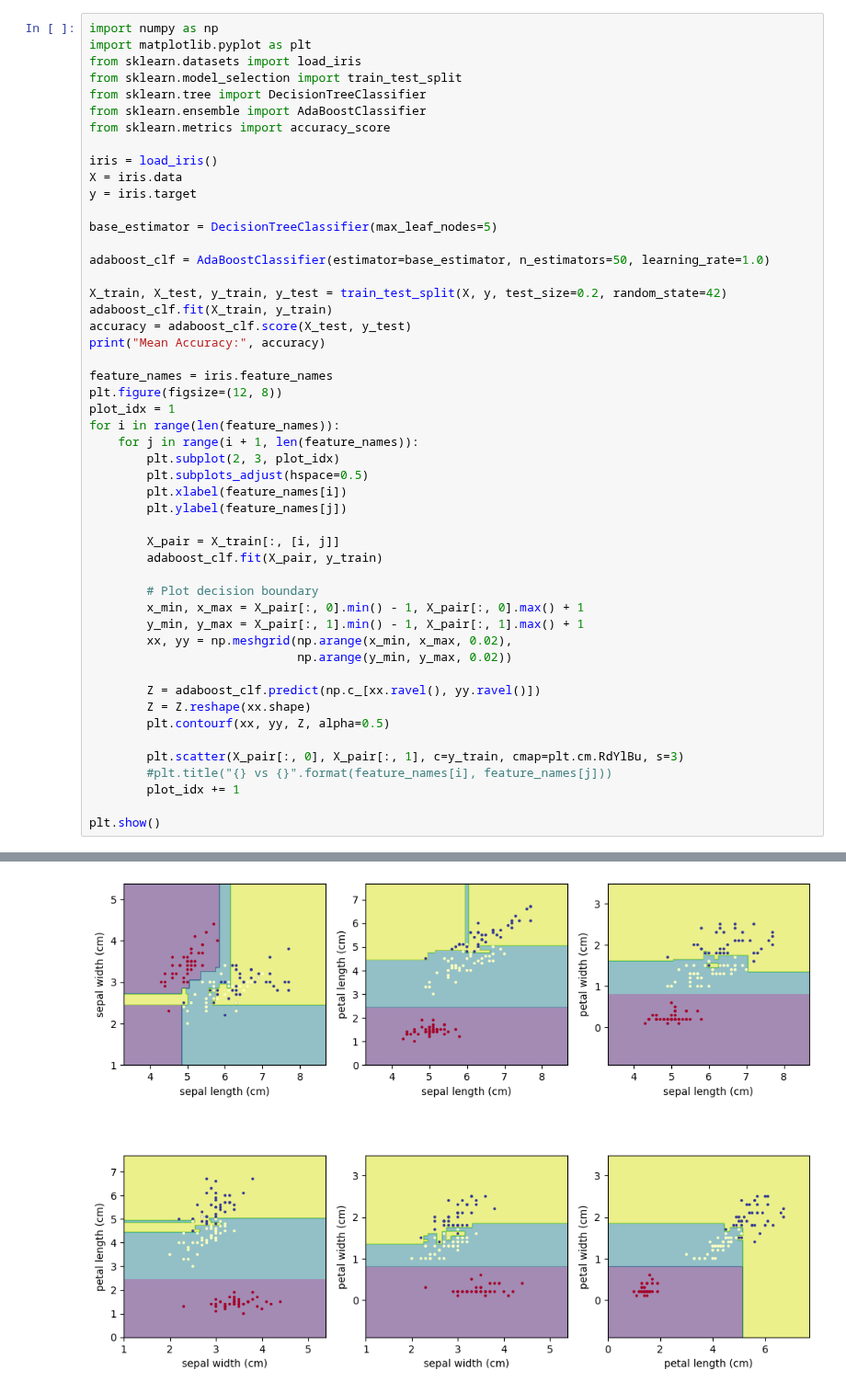
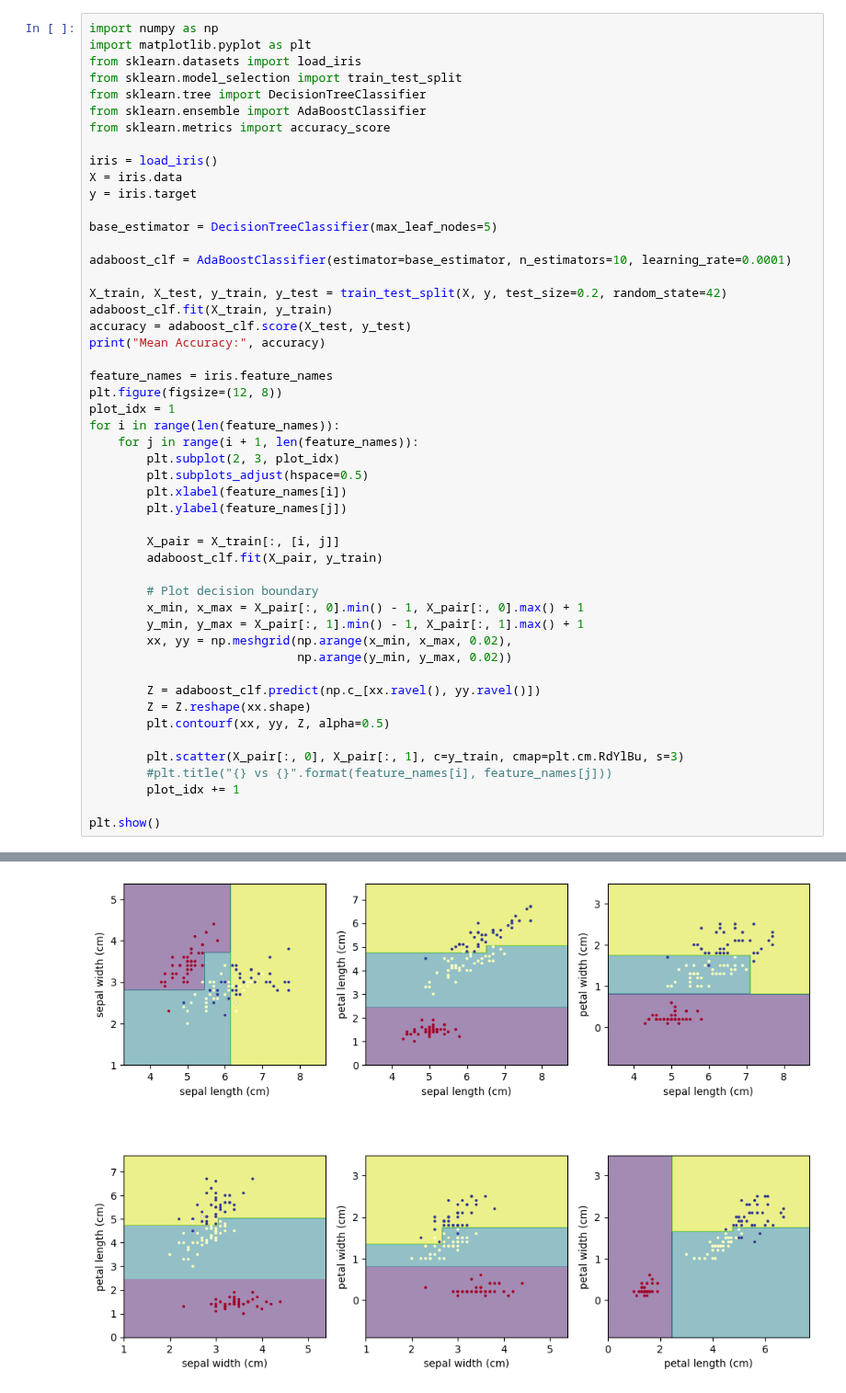
Before and after one commit to aklimakhanam/Data_Analysis_Projects, a Jupyter notebook: Module7.ipynb, the cells around one changed output, grey strips where cells are left out. Shown at 92% size. Cells and saved outputs as stored; diff of their text form.

```diff
--- a/Module7.ipynb
+++ b/Module7.ipynb
@@ -140,7 +141,7 @@ y = iris.target
 
 base_estimator = DecisionTreeClassifier(max_leaf_nodes=5)
 
-adaboost_clf = AdaBoostClassifier(estimator=base_estimator, n_estimators=50, learning_rate=1.0)
+adaboost_clf = AdaBoostClassifier(estimator=base_estimator, n_estimators=10, learning_rate=0.0001)
 
 X_train, X_test, y_train, y_test = train_test_split(X, y, test_size=0.2, random_state=42)
 adaboost_clf.fit(X_train, y_train)
@@ -150,31 +151,31 @@ print("Mean Accuracy:", accuracy)
 feature_names = iris.feature_names
 plt.figure(figsize=(12, 8))
 plot_idx = 1
 for i in range(len(feature_names)):
     for j in range(i + 1, len(feature_names)):
         plt.subplot(2, 3, plot_idx)
         plt.subplots_adjust(hspace=0.5)
         plt.xlabel(feature_names[i])
         plt.ylabel(feature_names[j])
 
         X_pair = X_train[:, [i, j]]
         adaboost_clf.fit(X_pair, y_train)
 
         # Plot decision boundary
         x_min, x_max = X_pair[:, 0].min() - 1, X_pair[:, 0].max() + 1
         y_min, y_max = X_pair[:, 1].min() - 1, X_pair[:, 1].max() + 1
         xx, yy = np.meshgrid(np.arange(x_min, x_max, 0.02),
                              np.arange(y_min, y_max, 0.02))
 
         Z = adaboost_clf.predict(np.c_[xx.ravel(), yy.ravel()])
         Z = Z.reshape(xx.shape)
         plt.contourf(xx, yy, Z, alpha=0.5)
 
         plt.scatter(X_pair[:, 0], X_pair[:, 1], c=y_train, cmap=plt.cm.RdYlBu, s=3)
         #plt.title("{} vs {}".format(feature_names[i], feature_names[j]))
         plot_idx += 1
 
 plt.show()
 # %% [output]
 Mean Accuracy: 1.0
-[figure, old version]
+[figure, new version]
```
Also changed, not shown: parts of 3 cells of this notebook.
